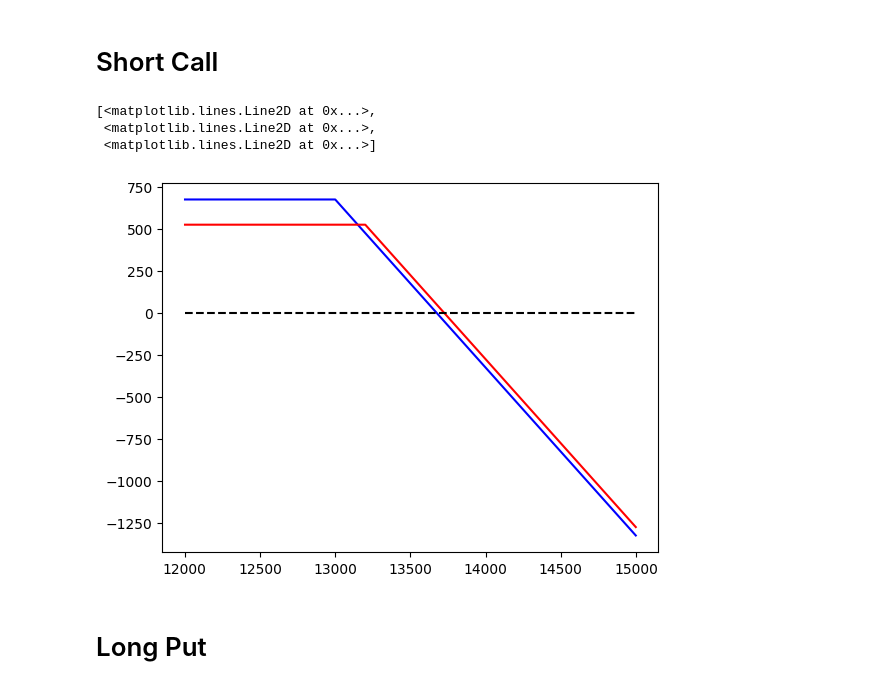
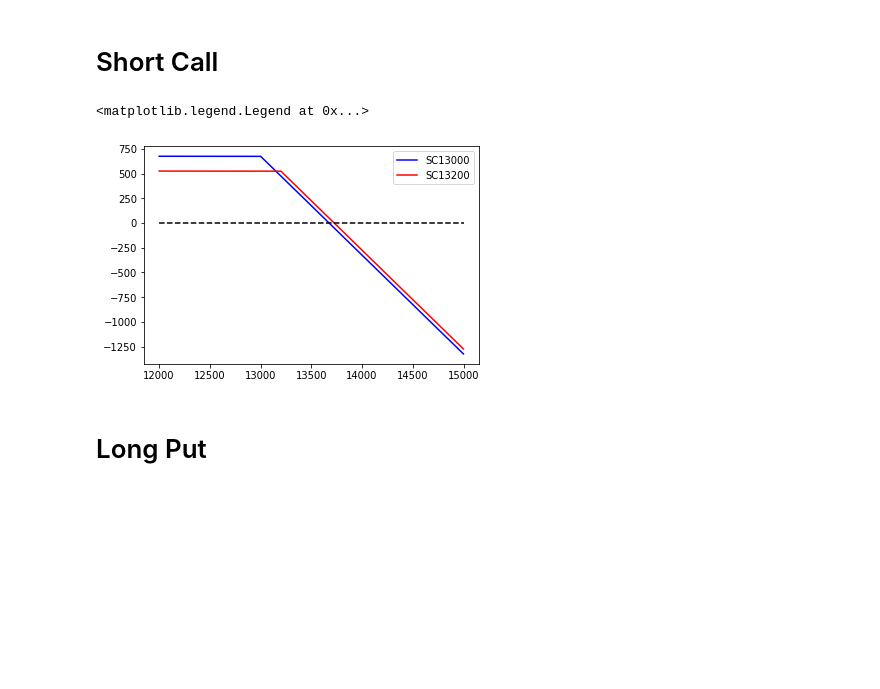
Before and after one commit to franktseng0718/NYCU-Artificial-Intelligence-Theory-and-Practice, a Jupyter notebook: HW1/HW1.ipynb, the cells around one changed output. Cells and saved outputs as stored; diff of their text form; code cells hidden in the pictures; blank space fills up the shorter version.

```diff
--- a/HW1/HW1.ipynb
+++ b/HW1/HW1.ipynb
@@ -20,13 +16,12 @@ def shortput(ST, K, put):
 # %%
 ST = np.arange(12001, 15000)
 SC13000 = shortcall(ST, 13000, 675)
 SC13200 = shortcall(ST, 13200, 525)
 plt.plot(ST, SC13000, 'b-', ST, SC13200, 'r-',[12001, 15000], [0, 0], 'k--')
+plt.legend(['SC13000', 'SC13200'])
 # %% [output]
-[<matplotlib.lines.Line2D at 0x...>,
- <matplotlib.lines.Line2D at 0x...>,
- <matplotlib.lines.Line2D at 0x...>]
+<matplotlib.legend.Legend at 0x...>
-[figure, old version]
+[figure, new version]
 # %% [markdown]
 # Long Put
 # %%
```
Also changed, not shown: parts of 13 cells of this notebook.
